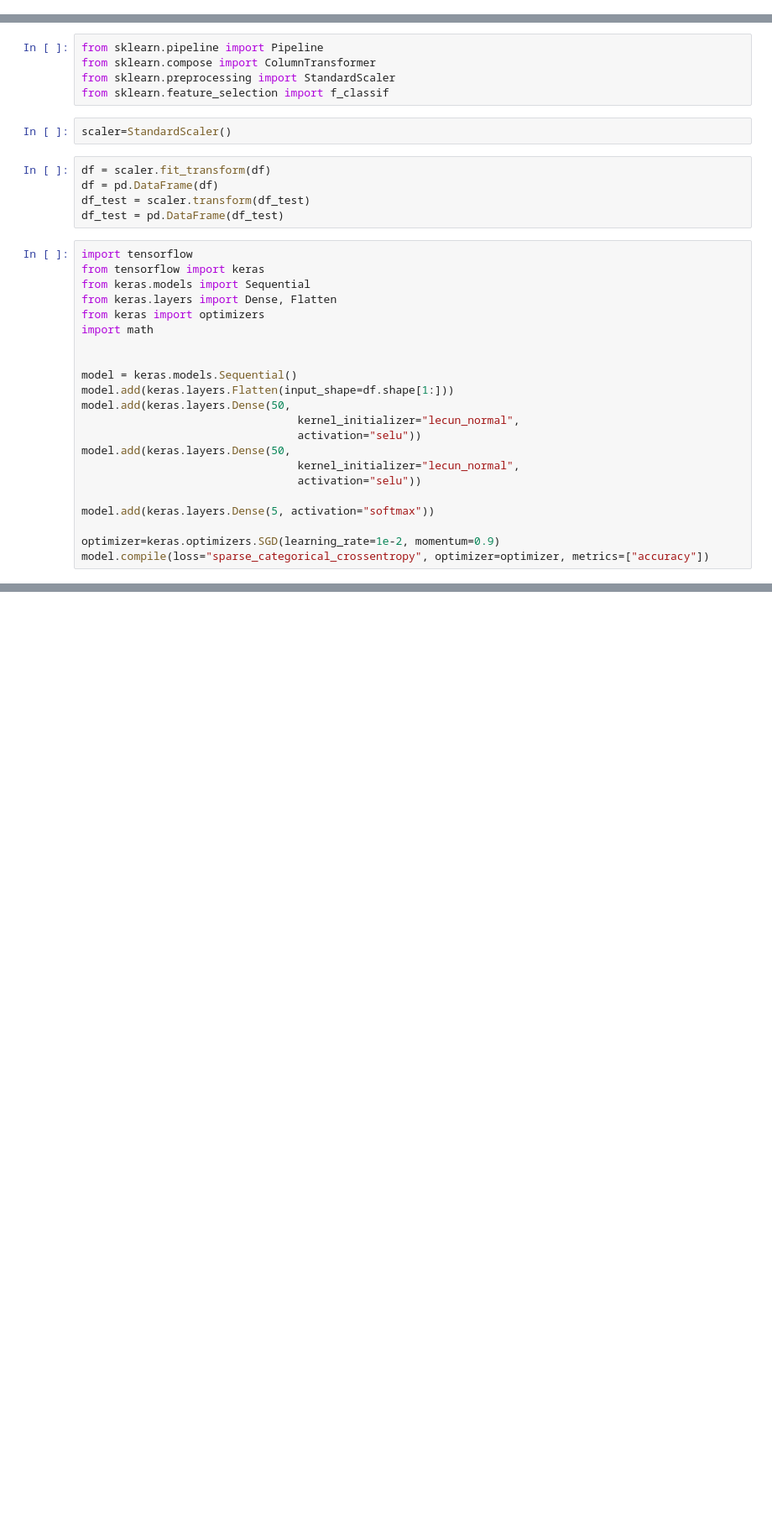
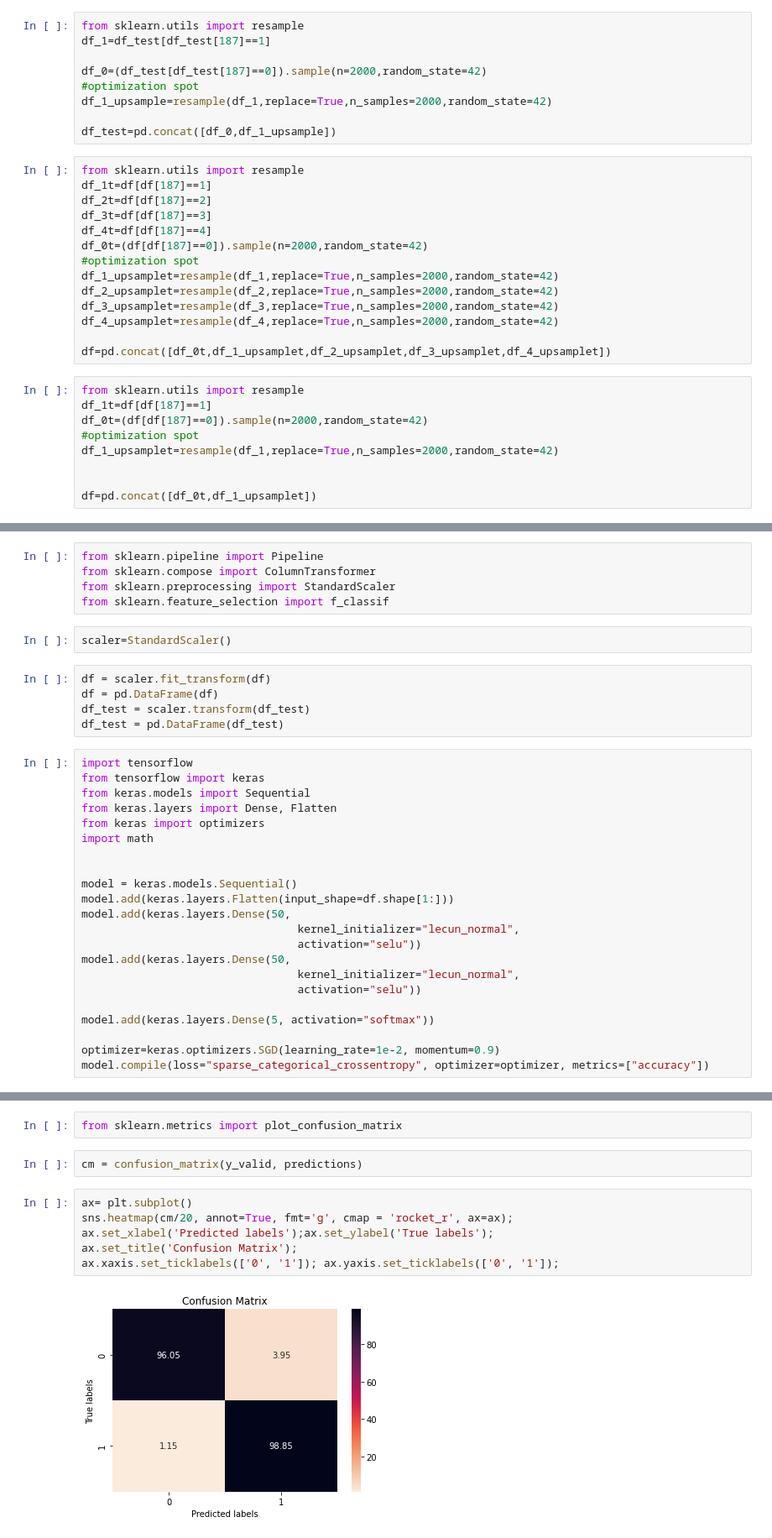
Before and after one commit to JustintheButton/ECG-Analysis, a Jupyter notebook: ECG Analysis v3.ipynb, the cells around one changed output, grey strips where cells are left out. Shown at 84% size. Drawn from its saved outputs; the diff is of its cells as text; blank space fills up the shorter version.

```diff
--- a/ECG Analysis v3.ipynb
+++ b/ECG Analysis v3.ipynb
@@ -11,3 +44,35 @@ df_test= pd.read_csv(r'C:\Users\Justin Huang\Science Fair 2022-23/mitbih_test.cs
+# %%
+from sklearn.utils import resample
+df_1=df_test[df_test[187]==1]
+
+df_0=(df_test[df_test[187]==0]).sample(n=2000,random_state=42)
+#optimization spot
+df_1_upsample=resample(df_1,replace=True,n_samples=2000,random_state=42)
+
+df_test=pd.concat([df_0,df_1_upsample])
+# %%
+from sklearn.utils import resample
+df_1t=df[df[187]==1]
+df_2t=df[df[187]==2]
+df_3t=df[df[187]==3]
+df_4t=df[df[187]==4]
+df_0t=(df[df[187]==0]).sample(n=2000,random_state=42)
+#optimization spot
+df_1_upsamplet=resample(df_1,replace=True,n_samples=2000,random_state=42)
+df_2_upsamplet=resample(df_2,replace=True,n_samples=2000,random_state=42)
+df_3_upsamplet=resample(df_3,replace=True,n_samples=2000,random_state=42)
+df_4_upsamplet=resample(df_4,replace=True,n_samples=2000,random_state=42)
+
+df=pd.concat([df_0t,df_1_upsamplet,df_2_upsamplet,df_3_upsamplet,df_4_upsamplet])
+# %%
+from sklearn.utils import resample
+df_1t=df[df[187]==1]
+df_0t=(df[df[187]==0]).sample(n=2000,random_state=42)
+#optimization spot
+df_1_upsamplet=resample(df_1,replace=True,n_samples=2000,random_state=42)
+
+
+df=pd.concat([df_0t,df_1_upsamplet])
 # %%
 y = df[187]
 y_valid = df_test[187]
@@ -119,0 +211,12 @@ model.evaluate(df_test, y_valid)
+# %%
+from sklearn.metrics import plot_confusion_matrix
+# %%
+cm = confusion_matrix(y_valid, predictions)
+# %%
+ax= plt.subplot()
+sns.heatmap(cm/20, annot=True, fmt='g', cmap = 'rocket_r', ax=ax);
+ax.set_xlabel('Predicted labels');ax.set_ylabel('True labels');
+ax.set_title('Confusion Matrix');
+ax.xaxis.set_ticklabels(['0', '1']); ax.yaxis.set_ticklabels(['0', '1']);
+# %% [output]
+[figure, added]
```
Also changed, not shown: parts of 16 cells of this notebook.
